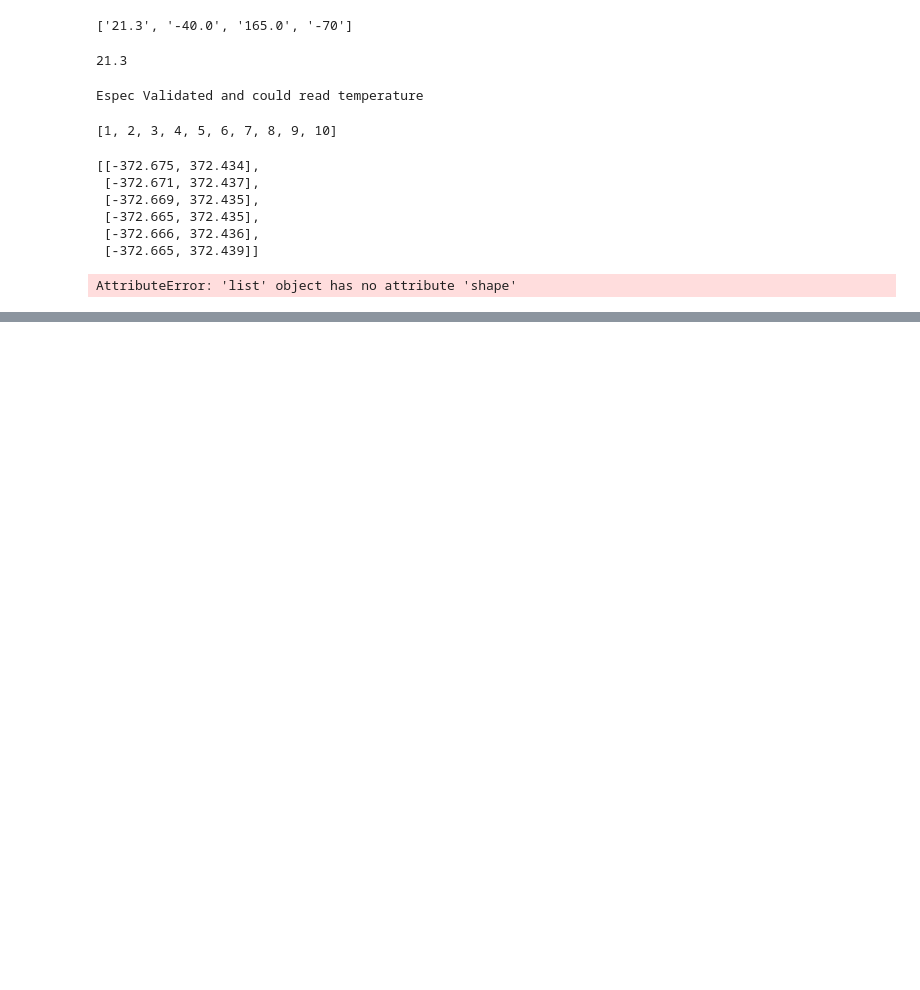
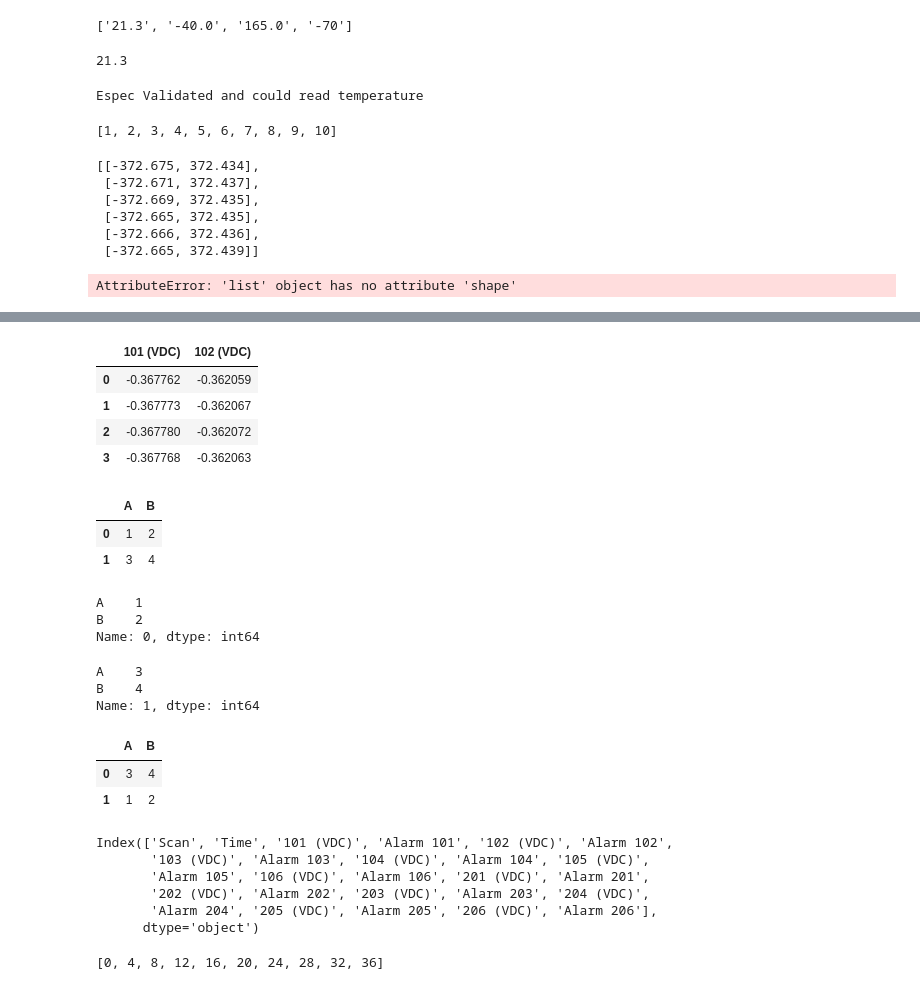
Before and after one commit to sairamtvv/arci_graphic, a Jupyter notebook: materials_inside.ipynb, the cells around one changed output, grey strips where cells are left out. Saved outputs shown, nothing was run; the diff lists cells and outputs as text; code cells hidden in the pictures; blank space fills up the shorter version.

```diff
--- a/materials_inside.ipynb
+++ b/materials_inside.ipynb
@@ -524,0 +645,28 @@ AttributeError: 'list' object has no attribute 'shape'
+# %%
+dfL1temp
+# %% [output]
+|  | 101 (VDC) | 102 (VDC) |
+| 0 | -0.367762 | -0.362059 |
+| 1 | -0.367773 | -0.362067 |
+| 2 | -0.367780 | -0.362072 |
+| 3 | -0.367768 | -0.362063 |
+# %%
+a = pd.DataFrame(data = [[1,2],[3,4]], index=range(2), columns = ['A', 'B'])
+a
+# %% [output]
+|  | A | B |
+| 0 | 1 | 2 |
+| 1 | 3 | 4 |
+# %%
+c,b = a.iloc[0].copy(), a.iloc[1].copy()
+c
+# %% [output]
+A    1
+B    2
+Name: 0, dtype: int64
+# %%
+b
+# %% [output]
+A    3
+B    4
+Name: 1, dtype: int64
@@ -524,0 +675,19 @@ AttributeError: 'list' object has no attribute 'shape'
+# %%
+a
+# %% [output]
+|  | A | B |
+| 0 | 3 | 4 |
+| 1 | 1 | 2 |
+# %%
+dfL1.columns
+# %% [output]
+Index(['Scan', 'Time', '101 (VDC)', 'Alarm 101', '102 (VDC)', 'Alarm 102',
+       '103 (VDC)', 'Alarm 103', '104 (VDC)', 'Alarm 104', '105 (VDC)',
+       'Alarm 105', '106 (VDC)', 'Alarm 106', '201 (VDC)', 'Alarm 201',
+       '202 (VDC)', 'Alarm 202', '203 (VDC)', 'Alarm 203', '204 (VDC)',
+       'Alarm 204', '205 (VDC)', 'Alarm 205', '206 (VDC)', 'Alarm 206'],
+      dtype='object')
+# %%
+lststepsoffour
+# %% [output]
+[0, 4, 8, 12, 16, 20, 24, 28, 32, 36]
```
Also changed, not shown: parts of 29 cells of this notebook, 12 other files.
